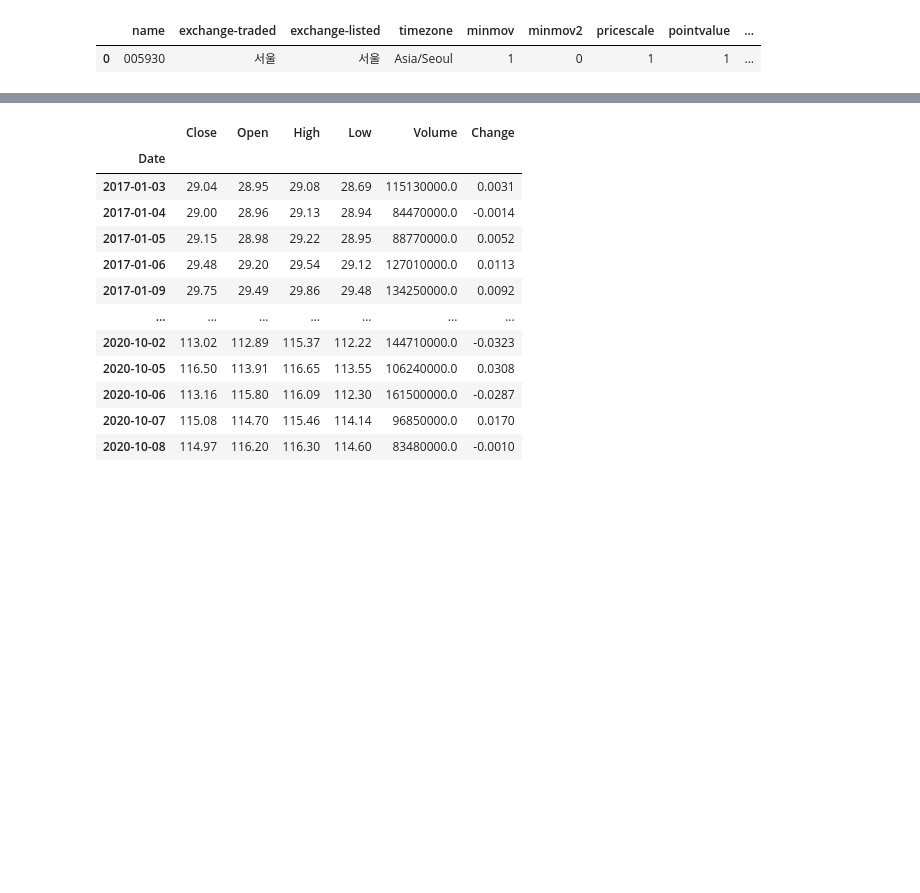
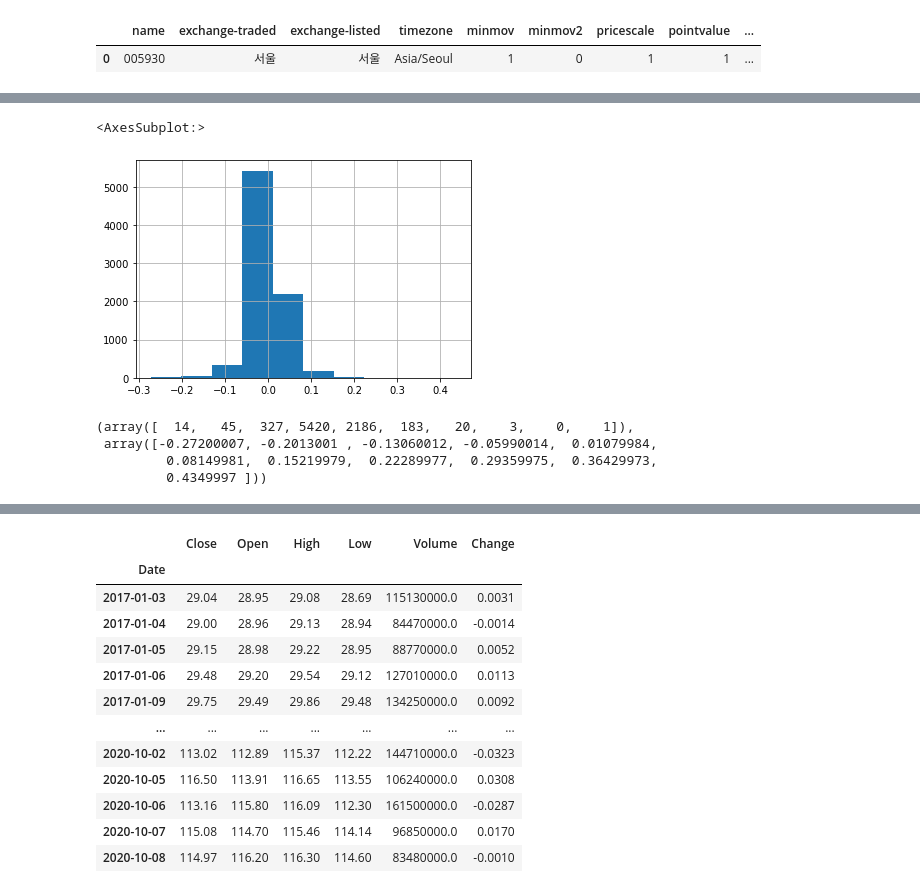
Before and after one commit to pickmoment/moondata, a Jupyter notebook: test.ipynb, the cells around one changed output, grey strips where cells are left out. Drawn from its saved outputs; the diff is of its cells as text; code cells hidden in the pictures; blank space fills up the shorter version.

```diff
--- a/test.ipynb
+++ b/test.ipynb
@@ -144,0 +271,2 @@ tickers = {
+# %%
+df = history('CL', 'M', '1980-01-01')
@@ -144,0 +275,2 @@ tickers = {
+# %%
+df = candle_df(df, 2)
@@ -144,0 +294,12 @@ tickers = {
+# %%
+df['Change'].hist(bins=10)
+# %% [output]
+<AxesSubplot:>
+[figure, added]
+# %%
+np.histogram(df['Change'].dropna(), 10)
+# %% [output]
+(array([  14,   45,  327, 5420, 2186,  183,   20,    3,    0,    1]),
+ array([-0.27200007, -0.2013001 , -0.13060012, -0.05990014,  0.01079984,
+         0.08149981,  0.15219979,  0.22289977,  0.29359975,  0.36429973,
+         0.4349997 ]))
```
Also changed, not shown: parts of 23 cells of this notebook, 4 other files.
